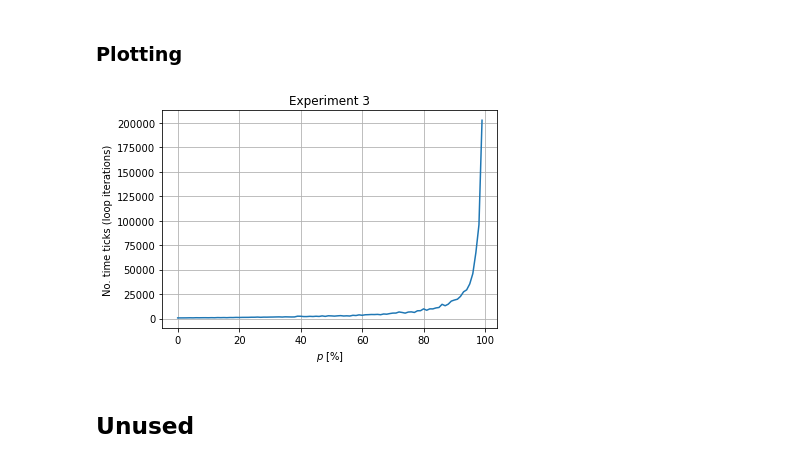
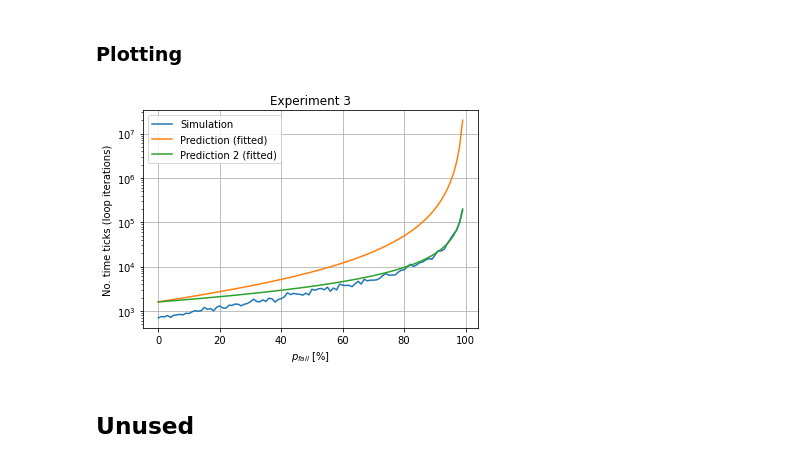
Before and after one commit to KevinvdT/TUDelft_EE2T22_Assignment-1, a Jupyter notebook: experiments.ipynb, the cells around one changed output. Cells and saved outputs as stored; diff of their text form; code cells hidden in the pictures.

```diff
--- a/experiments.ipynb
+++ b/experiments.ipynb
@@ -57,6 +57,7 @@ probabilities = range(0, 100, 1)
 ### Prediction
 # %%
 iterations_prediction = [200/(1 - i/100) * 10 - 400 for i in probabilities]
+iterations_prediction_2 = deepcopy(iterations_prediction)
 # %% [markdown]
 ### Simulation
 # %%
@@ -129,3 +131,12 @@ iterations_prediction = [200/(1 - i/100) * 10 - 400 for i in probabilities]
+# %%
+# p = [i/100 for i in probabilities]
+# p_fail = [2*i - i**2 for i in p]
+# iterations_prediction = [200/(1 - i) * 10  - 400 for i in p_fail]
+
+p = np.linspace(0, 1)
+p_fail = 2*p - p**2
+p_success = 1 - p_fail
+iterations_prediction = (200/p_success) * 10 - 400
 # %% [markdown]
 ### Simulation
 # %%
@@ -162,14 +173,19 @@ p_1 = p_2 = p = 99% took 202627 iterations
 # %% [markdown]
 ### Plotting
 # %%
-plt.plot(probabilities, iterations)
+plt.semilogy(probabilities, iterations, label='Simulation')
+plt.semilogy(p, iterations_prediction, label='Prediction (fitted)')
+plt.semilogy(probabilities, iterations_prediction_2, label='Prediction 2 (fitted)')
 plt.title('Experiment 3')
-plt.xlabel('$p$ [%]')
+plt.xlabel('$p_{fail}$ [%]')
 plt.ylabel('No. time ticks (loop iterations)')
-# plt.xlim([80, 100])
+plt.legend()
+# plt.xlim([0, 10])
+# plt.ylim([10**2.4, 10**3.2])
 plt.grid()
+plt.savefig('output/Experiment-3_log.pdf')
 # %% [output]
-[figure, old version]
+[figure, new version]
 # %% [markdown]
 ## Unused
 # %% [markdown]
```
Also changed, not shown: parts of 11 cells of this notebook, 9 other files.
